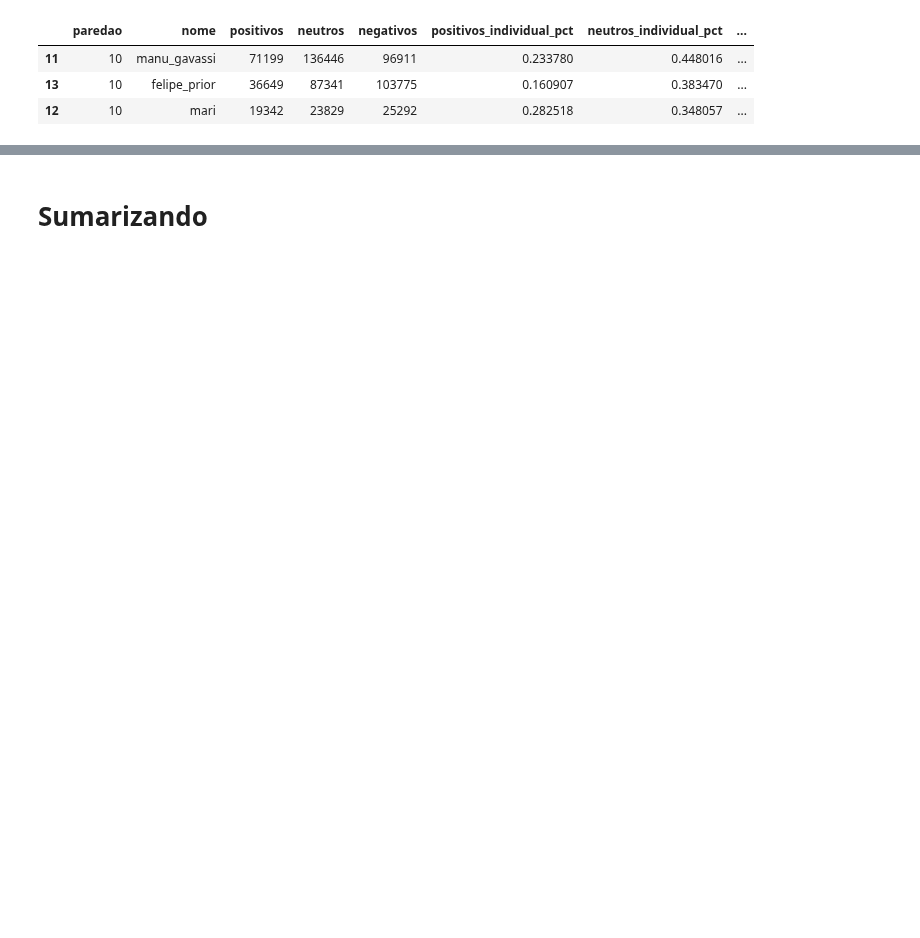
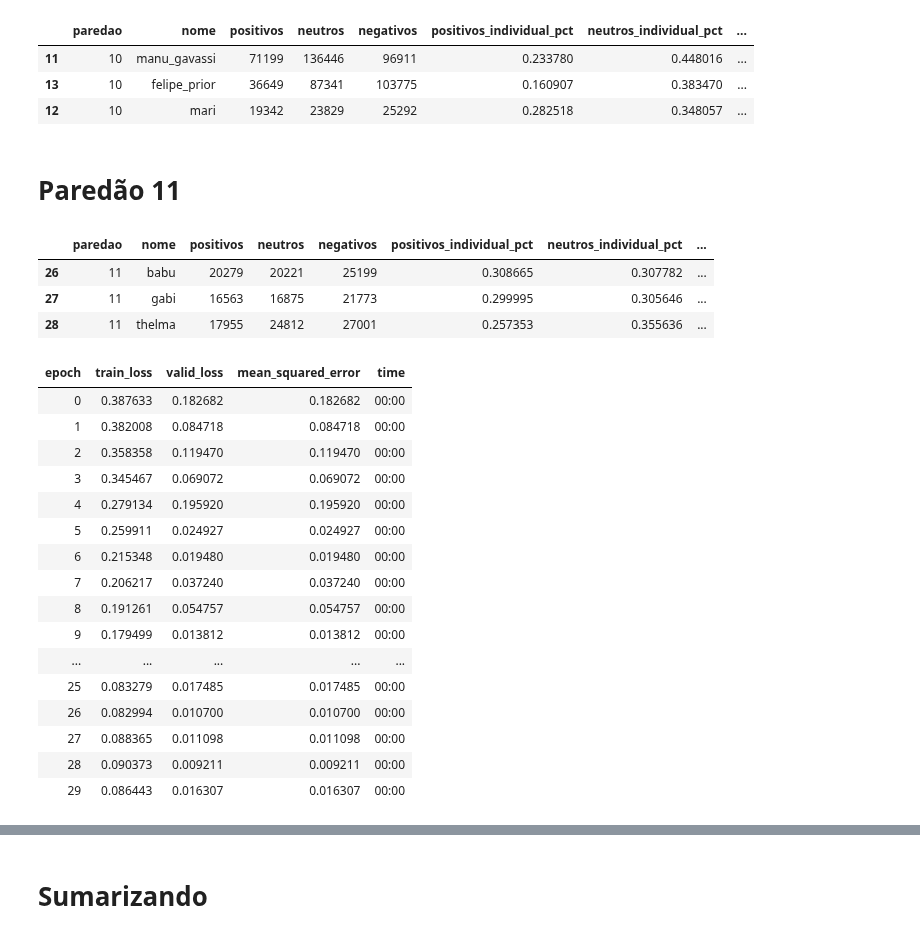
Before and after one commit to kenzosakiyama/BBBert20, a Jupyter notebook: regression/mlp_regression.ipynb, the cells around one changed output, grey strips where cells are left out. Drawn from its saved outputs; the diff is of its cells as text; code cells hidden in the pictures; blank space fills up the shorter version.

```diff
--- a/regression/mlp_regression.ipynb
+++ b/regression/mlp_regression.ipynb
@@ -590,3 +590,13 @@ test_df.sort_values(by="predicao", ascending=False)
 | 11 | 10 | manu_gavassi | 71199 | 136446 | 96911 | 0.233780 | 0.448016 | ... |
 | 13 | 10 | felipe_prior | 36649 | 87341 | 103775 | 0.160907 | 0.383470 | ... |
 | 12 | 10 | mari | 19342 | 23829 | 25292 | 0.282518 | 0.348057 | ... |
+# %% [markdown]
+# Paredão 11
+# %%
+train_df, test_df = get_train_test(11, normalize=NORMALIZE)
+test_df
+# %% [output]
+|  | paredao | nome | positivos | neutros | negativos | positivos_individual_pct | neutros_individual_pct | ... |
+| 26 | 11 | babu | 20279 | 20221 | 25199 | 0.308665 | 0.307782 | ... |
+| 27 | 11 | gabi | 16563 | 16875 | 21773 | 0.299995 | 0.305646 | ... |
+| 28 | 11 | thelma | 17955 | 24812 | 27001 | 0.257353 | 0.355636 | ... |
@@ -592,0 +611,20 @@ test_df.sort_values(by="predicao", ascending=False)
+# %%
+learner.fit_one_cycle(EPOCHS, LR)
+# %% [output]
+| epoch | train_loss | valid_loss | mean_squared_error | time |
+| 0 | 0.387633 | 0.182682 | 0.182682 | 00:00 |
+| 1 | 0.382008 | 0.084718 | 0.084718 | 00:00 |
+| 2 | 0.358358 | 0.119470 | 0.119470 | 00:00 |
+| 3 | 0.345467 | 0.069072 | 0.069072 | 00:00 |
+| 4 | 0.279134 | 0.195920 | 0.195920 | 00:00 |
+| 5 | 0.259911 | 0.024927 | 0.024927 | 00:00 |
+| 6 | 0.215348 | 0.019480 | 0.019480 | 00:00 |
+| 7 | 0.206217 | 0.037240 | 0.037240 | 00:00 |
+| 8 | 0.191261 | 0.054757 | 0.054757 | 00:00 |
+| 9 | 0.179499 | 0.013812 | 0.013812 | 00:00 |
+| ... | ... | ... | ... | ... |
+| 25 | 0.083279 | 0.017485 | 0.017485 | 00:00 |
+| 26 | 0.082994 | 0.010700 | 0.010700 | 00:00 |
+| 27 | 0.088365 | 0.011098 | 0.011098 | 00:00 |
+| 28 | 0.090373 | 0.009211 | 0.009211 | 00:00 |
+| 29 | 0.086443 | 0.016307 | 0.016307 | 00:00 |
```
Also changed, not shown: parts of 32 cells of this notebook, 2 other files.
